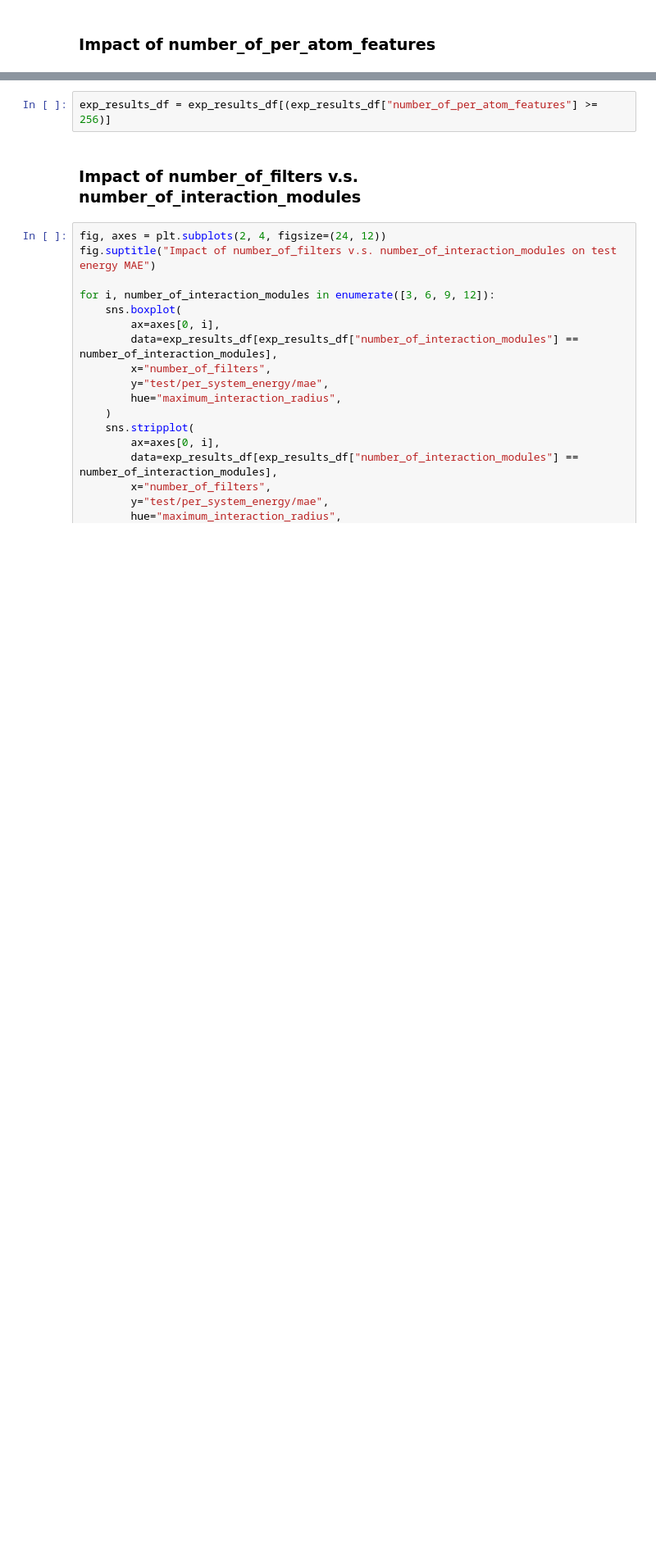
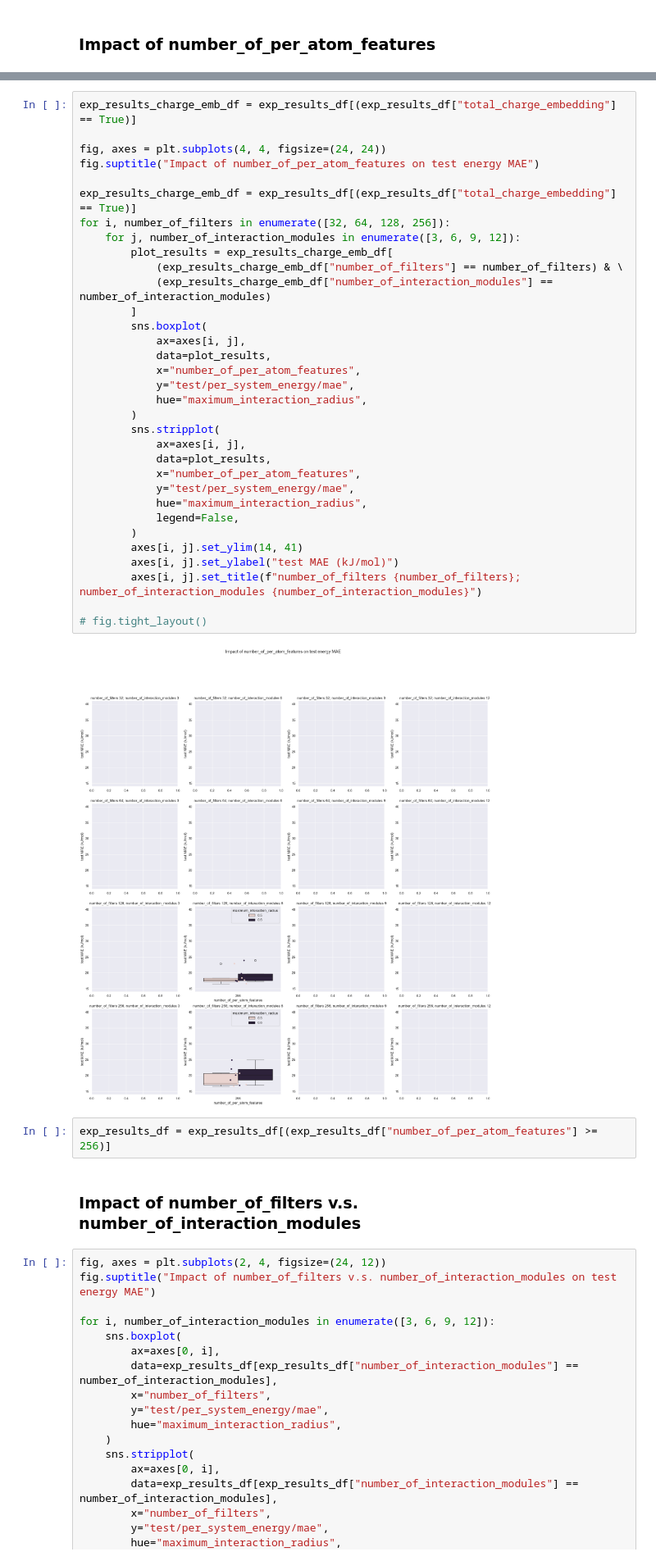
Before and after one commit to MarshallYan/modelforge-experiments, a Jupyter notebook: analysis/schnet_spice2.ipynb, the cells around one changed output, grey strips where cells are left out. Shown at 82% size. Drawn from its saved outputs; the diff is of its cells as text; blank space fills up the shorter version.

```diff
--- a/analysis/schnet_spice2.ipynb
+++ b/analysis/schnet_spice2.ipynb
@@ -207,3 +215,38 @@ for i, number_of_filters in enumerate([32, 64, 128, 256]):
+# %%
+exp_results_charge_emb_df = exp_results_df[(exp_results_df["total_charge_embedding"] == True)]
+
+fig, axes = plt.subplots(4, 4, figsize=(24, 24))
+fig.suptitle("Impact of number_of_per_atom_features on test energy MAE")
+
+exp_results_charge_emb_df = exp_results_df[(exp_results_df["total_charge_embedding"] == True)]
+for i, number_of_filters in enumerate([32, 64, 128, 256]):
+    for j, number_of_interaction_modules in enumerate([3, 6, 9, 12]):
+        plot_results = exp_results_charge_emb_df[
+            (exp_results_charge_emb_df["number_of_filters"] == number_of_filters) & \
+            (exp_results_charge_emb_df["number_of_interaction_modules"] == number_of_interaction_modules)
+        ]
+        sns.boxplot(
+            ax=axes[i, j],
+            data=plot_results,
+            x="number_of_per_atom_features",
+            y="test/per_system_energy/mae",
+            hue="maximum_interaction_radius",
+        )
+        sns.stripplot(
+            ax=axes[i, j],
+            data=plot_results,
+            x="number_of_per_atom_features",
+            y="test/per_system_energy/mae",
+            hue="maximum_interaction_radius",
+            legend=False,
+        )
+        axes[i, j].set_ylim(14, 41)
+        axes[i, j].set_ylabel("test MAE (kJ/mol)")
+        axes[i, j].set_title(f"number_of_filters {number_of_filters}; number_of_interaction_modules {number_of_interaction_modules}")
+
+# fig.tight_layout()
+# %% [output]
+[figure, added]
 # %%
 exp_results_df = exp_results_df[(exp_results_df["number_of_per_atom_features"] >= 256)]
 # %% [markdown]
```
Also changed, not shown: parts of 8 cells of this notebook, 8 other files.
